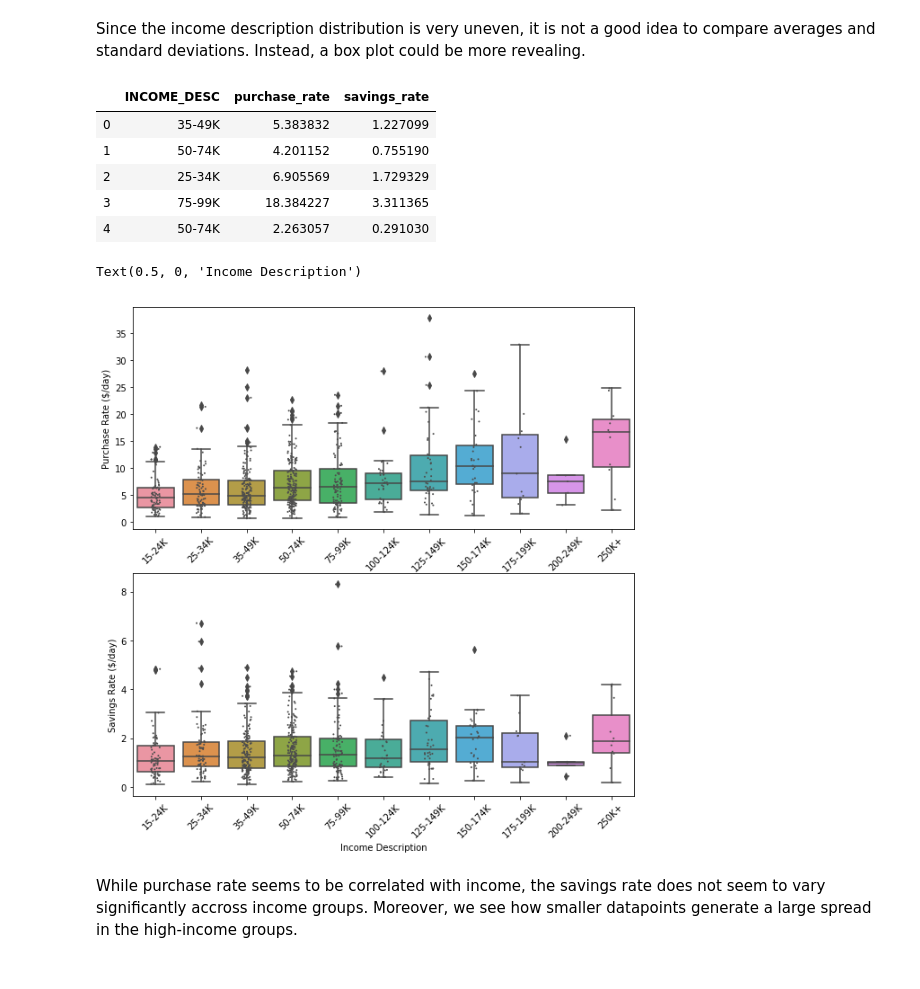
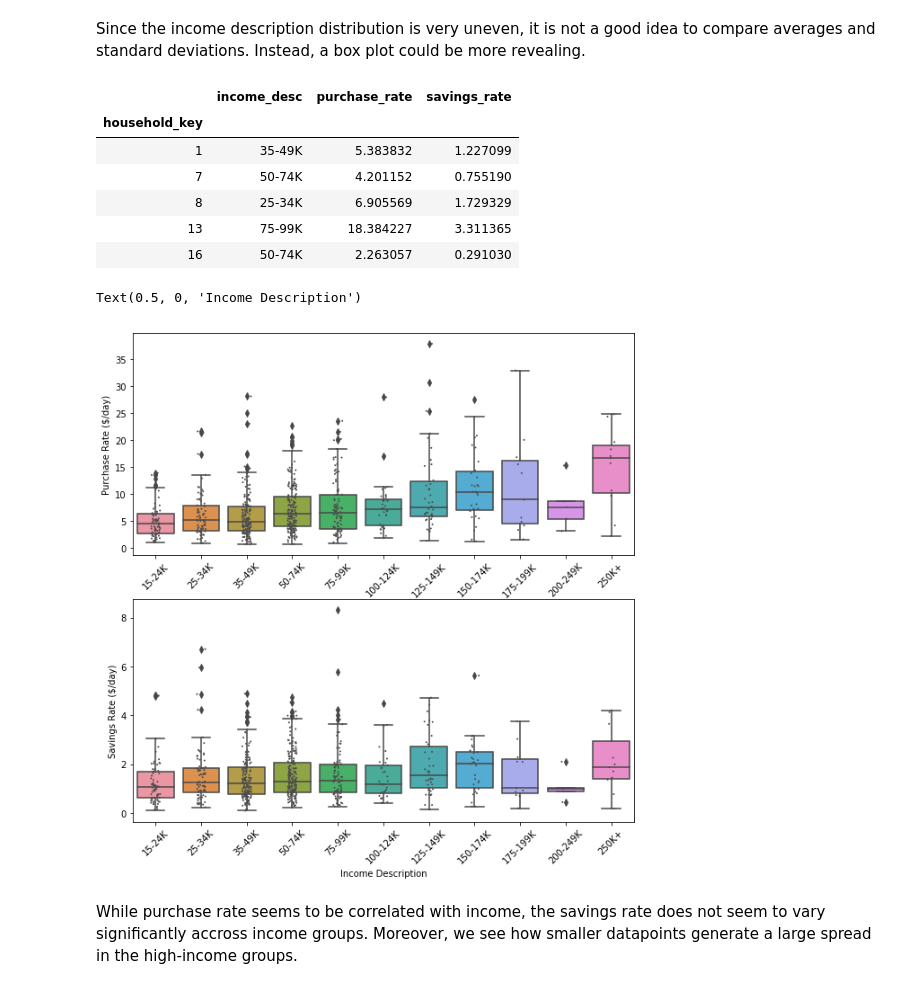
Before and after one commit to raphaelreiss/ADA_project, a Jupyter notebook: src/TermProject.ipynb, the cells around one changed output. Saved outputs shown, nothing was run; the diff lists cells and outputs as text; code cells hidden in the pictures.

```diff
--- a/src/TermProject.ipynb
+++ b/src/TermProject.ipynb
@@ -616,3 +661,5 @@ transaction_val_each_house.head()
 #merge the two series on household key
 transaction_freq_df = pd.merge(transaction_val_each_house,days_purchased_each_house,\
                                left_on='household_key',right_on='household_key')
+transaction_freq_df['day']=transaction_freq_df['day'].apply(lambda x: np.array(x))
+transaction_freq_df.head()
@@ -626,12 +677,12 @@ transaction_freq_df.head(2)
 # %%
 # Compute the purchase rate
-def compute_rate1(household_df):
+def compute_rate(df,column='paid_price'):
 
     #Compute cumulative sum of desired column value
-    cum_value = sum(household_df['paid_price'])
+    cum_value = np.sum(df[column])
 
     #subtract last day from first day
-    x = np.array(household_df['DAY'])
+    x = np.array(df['day'])
 
     if (x[-1]-x[0])==0: #we filter out single days
         value_rate = np.nan
@@ -660,7 +694,7 @@ def compute_rate2(household_df):
 # %%
 #get purchase rate and savings rate series
-purchase_rate=transaction_freq_df.apply(compute_rate1,axis=1)
-savings_rate = transaction_freq_df.apply(compute_rate2,axis=1)
+purchase_rate=transaction_freq_df.apply(lambda x: compute_rate(x,'paid_price'),axis=1)
+savings_rate = transaction_freq_df.apply(lambda x: compute_rate(x,'total_savings'),axis=1)
 # %%
 # join 2 series
 rates = pd.concat([purchase_rate, savings_rate], axis=1)
@@ -728,35 +756,36 @@ We see that the purchase rates increases slightly with household size as expecte
 Since the income description distribution is very uneven, it is not a good idea to compare averages and standard deviations. Instead, a box plot could be more revealing.
 # %%
 # create dataframe only with income description purchase rate and savings rate
-r_df = hh_demographic_df.join(rates,on='household_key')[['INCOME_DESC','purchase_rate','savings_rate']]
+r_df = demographic_df.join(rates,on='household_key')[['income_desc','purchase_rate','savings_rate']]
 r_df.head()
 # %% [output]
-|  | INCOME_DESC | purchase_rate | savings_rate |
-| 0 | 35-49K | 5.383832 | 1.227099 |
-| 1 | 50-74K | 4.201152 | 0.755190 |
-| 2 | 25-34K | 6.905569 | 1.729329 |
-| 3 | 75-99K | 18.384227 | 3.311365 |
-| 4 | 50-74K | 2.263057 | 0.291030 |
+|  | income_desc | purchase_rate | savings_rate |
+| household_key |  |  |  |
+| 1 | 35-49K | 5.383832 | 1.227099 |
+| 7 | 50-74K | 4.201152 | 0.755190 |
+| 8 | 25-34K | 6.905569 | 1.729329 |
+| 13 | 75-99K | 18.384227 | 3.311365 |
+| 16 | 50-74K | 2.263057 | 0.291030 |
 # %%
 #specify order of boxes in boxplot
 order = ['250K+','200-249K','175-199K','150-174K','125-149K','100-124K','75-99K','50-74K','35-49K','25-34K','15-24K']
 order = [o for o in reversed(order)]
 #do a box plot
 f,(ax1,ax2) = plt.subplots(2,1,figsize=(10,10))
-p1=sns.stripplot(x=r_df.INCOME_DESC, y=r_df.purchase_rate, data=r_df,order=order,size=2,color='.3',ax=ax1)
+p1=sns.stripplot(x=r_df.income_desc, y=r_df.purchase_rate, data=r_df,order=order,size=2,color='.3',ax=ax1)
 p1.set_xticklabels(p1.get_xticklabels(),rotation=45)
-p1 = sns.boxplot(x=r_df.INCOME_DESC, y=r_df.purchase_rate, data=r_df,order=order,ax=ax1)
+p1 = sns.boxplot(x=r_df.income_desc, y=r_df.purchase_rate, data=r_df,order=order,ax=ax1)
 p1.set_ylabel('Purchase Rate ($/day)')
 p1.set_xlabel('Income Description')
 
-p2=sns.stripplot(x=r_df.INCOME_DESC, y=r_df.savings_rate, data=r_df,order=order,size=2,color='.3',ax=ax2)
+p2=sns.stripplot(x=r_df.income_desc, y=r_df.savings_rate, data=r_df,order=order,size=2,color='.3',ax=ax2)
 p2.set_xticklabels(p2.get_xticklabels(),rotation=45)
-p2 = sns.boxplot(x=r_df.INCOME_DESC, y=r_df.savings_rate, data=r_df,order=order,ax=ax2)
+p2 = sns.boxplot(x=r_df.income_desc, y=r_df.savings_rate, data=r_df,order=order,ax=ax2)
 p2.set_ylabel('Savings Rate ($/day)')
 p2.set_xlabel('Income Description')
 # %% [output]
 Text(0.5, 0, 'Income Description')
-[figure, old version]
+[figure, new version]
 # %% [markdown]
 While purchase rate seems to be correlated with income, the savings rate does not seem to vary significantly accross income groups. Moreover, we see how smaller datapoints generate a large spread in the high-income groups.
 # %% [markdown]
```
Also changed, not shown: parts of 52 cells of this notebook.
